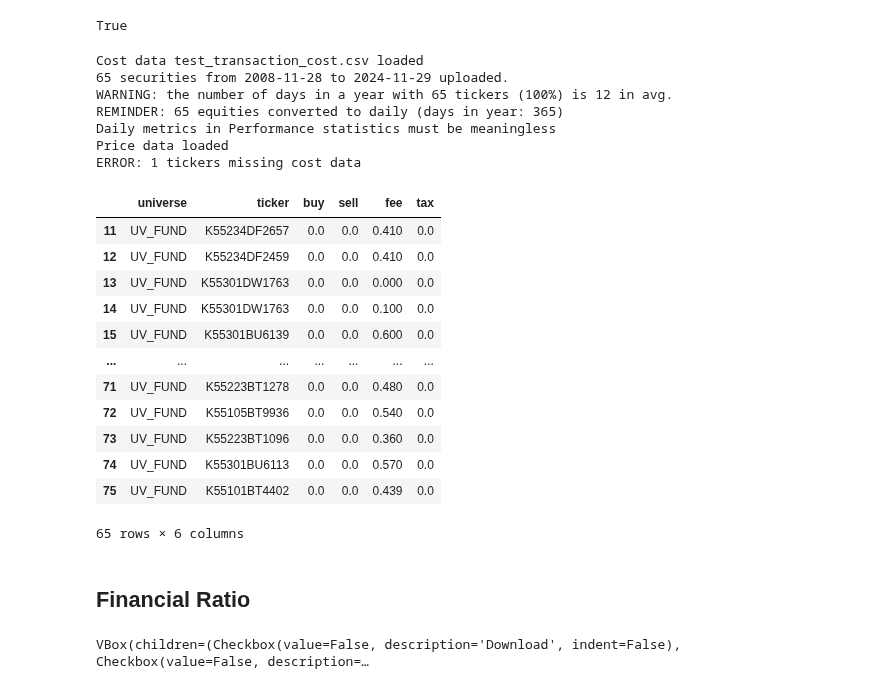
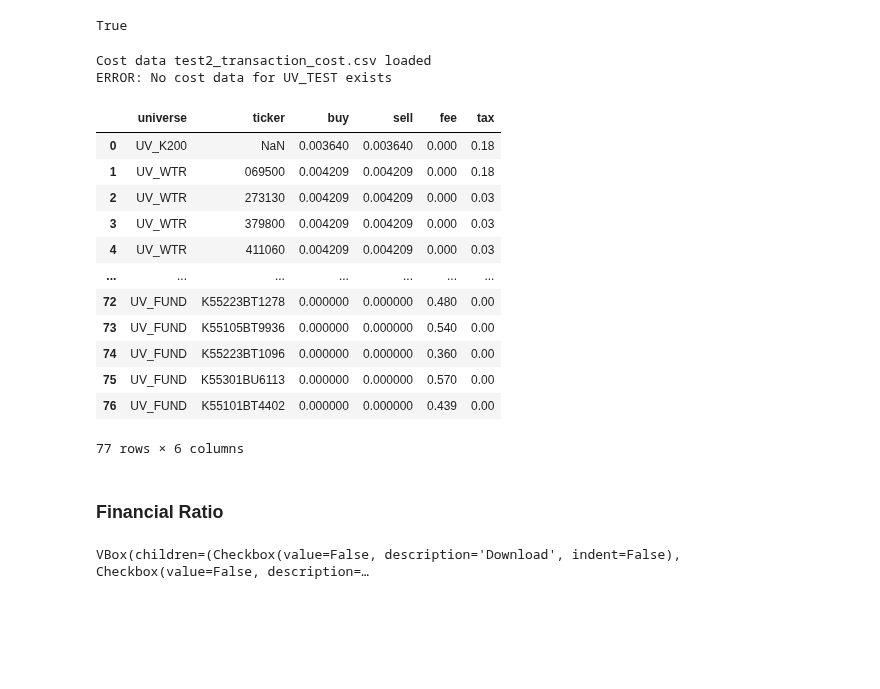
Before and after one commit to lbk209/portfolio, a Jupyter notebook: Allocate_Portfolio.ipynb, the cells around one changed output. Drawn from its saved outputs; the diff is of its cells as text; code cells hidden in the pictures; blank space fills up the shorter version.

```diff
--- a/Allocate_Portfolio.ipynb
+++ b/Allocate_Portfolio.ipynb
@@ -440,62 +427,64 @@ True
 # %%
 from pf_utils import CostManager, PortfolioManager
 
 def check_cost(file, path='.', universe=None,
                col_uv='universe', col_ticker='ticker'):
+    """
+    check cost file and cost data for the universe
+    """
+    # load cost file
     df_cst = CostManager.load_cost(file, path)
     if df_cst is None:
         return None
 
+    # check cost data for given univese
     if universe is not None:
         # check if universe in cost data
-        df_cst = df_cst.loc[df_cst[col_uv] == universe]
-        if len(df_cst) == 0:
-            print(f'ERROR: No cost for {univese} exists')
+        df_cst_uv = df_cst.loc[df_cst[col_uv] == universe]
+        if len(df_cst_uv) == 0:
+            print(f'ERROR: No cost data for {universe} exists')
             return df_cst
+        else:
+            df_cst = df_cst_uv
 
-        # check missing tickers in the universe
+        # check missing tickers in cost data
         dm = PortfolioManager.create_universe(universe) # instance of DataManager
         if dm is None:
             return None
         tickers = df_cst[col_ticker].to_list()
-        out = dm.df_prices.columns.difference(tickers)
-        n = out.size
+        no_cost = dm.df_prices.columns.difference(tickers).to_list()
+        n = len(no_cost)
         if n > 0:
             print(f'ERROR: {n} tickers missing cost data')
-            return df_cst
+            return no_cost
 
     # check duplication for col_uv & col_ticker as key
     key = [col_uv, col_ticker]
     dupli = df_cst.duplicated(key, keep=False)
     if dupli.any():
         print(f'ERROR: Check duplicates for {key}')
-        return df_cst
+        return df_cst.loc[dupli]
 
 
-check_cost('test_transaction_cost', f'{path_tran}/del', 'UV_FUND')
+check_cost('test2_transaction_cost', f'{path_tran}/del', 'UV_TEST')
 # %% [output]
-Cost data test_transaction_cost.csv loaded
-65 securities from 2008-11-28 to 2024-11-29 uploaded.
-WARNING: the number of days in a year with 65 tickers (100%) is 12 in avg.
-REMINDER: 65 equities converted to daily (days in year: 365)
-Daily metrics in Performance statistics must be meaningless
-Price data loaded
-ERROR: 1 tickers missing cost data
+Cost data test2_transaction_cost.csv loaded
+ERROR: No cost data for UV_TEST exists
 |  | universe | ticker | buy | sell | fee | tax |
-| 11 | UV_FUND | K55234DF2657 | 0.0 | 0.0 | 0.410 | 0.0 |
-| 12 | UV_FUND | K55234DF2459 | 0.0 | 0.0 | 0.410 | 0.0 |
-| 13 | UV_FUND | K55301DW1763 | 0.0 | 0.0 | 0.000 | 0.0 |
-| 14 | UV_FUND | K55301DW1763 | 0.0 | 0.0 | 0.100 | 0.0 |
-| 15 | UV_FUND | K55301BU6139 | 0.0 | 0.0 | 0.600 | 0.0 |
+| 0 | UV_K200 | NaN | 0.003640 | 0.003640 | 0.000 | 0.18 |
+| 1 | UV_WTR | 069500 | 0.004209 | 0.004209 | 0.000 | 0.18 |
+| 2 | UV_WTR | 273130 | 0.004209 | 0.004209 | 0.000 | 0.03 |
+| 3 | UV_WTR | 379800 | 0.004209 | 0.004209 | 0.000 | 0.03 |
+| 4 | UV_WTR | 411060 | 0.004209 | 0.004209 | 0.000 | 0.03 |
 | ... | ... | ... | ... | ... | ... | ... |
-| 71 | UV_FUND | K55223BT1278 | 0.0 | 0.0 | 0.480 | 0.0 |
-| 72 | UV_FUND | K55105BT9936 | 0.0 | 0.0 | 0.540 | 0.0 |
-| 73 | UV_FUND | K55223BT1096 | 0.0 | 0.0 | 0.360 | 0.0 |
-| 74 | UV_FUND | K55301BU6113 | 0.0 | 0.0 | 0.570 | 0.0 |
-| 75 | UV_FUND | K55101BT4402 | 0.0 | 0.0 | 0.439 | 0.0 |
+| 72 | UV_FUND | K55223BT1278 | 0.000000 | 0.000000 | 0.480 | 0.00 |
+| 73 | UV_FUND | K55105BT9936 | 0.000000 | 0.000000 | 0.540 | 0.00 |
+| 74 | UV_FUND | K55223BT1096 | 0.000000 | 0.000000 | 0.360 | 0.00 |
+| 75 | UV_FUND | K55301BU6113 | 0.000000 | 0.000000 | 0.570 | 0.00 |
+| 76 | UV_FUND | K55101BT4402 | 0.000000 | 0.000000 | 0.439 | 0.00 |
-65 rows × 6 columns
+77 rows × 6 columns
 # %% [markdown]
-## Financial Ratio
+### Financial Ratio
 # %%
 WidgetUniverse
 # %% [output]
```
Also changed, not shown: parts of 3 cells of this notebook.
